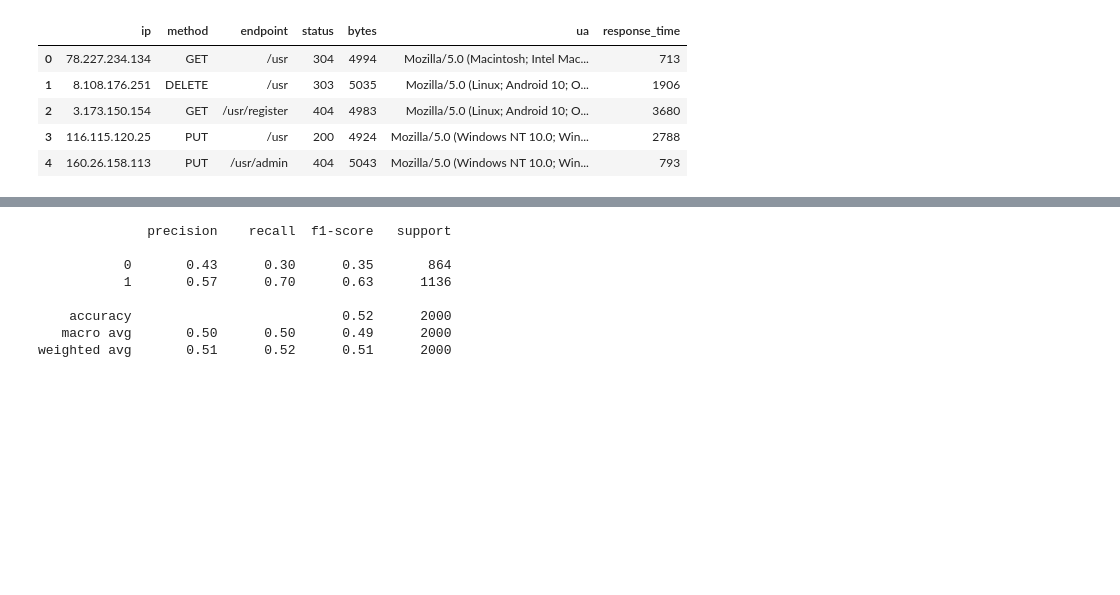
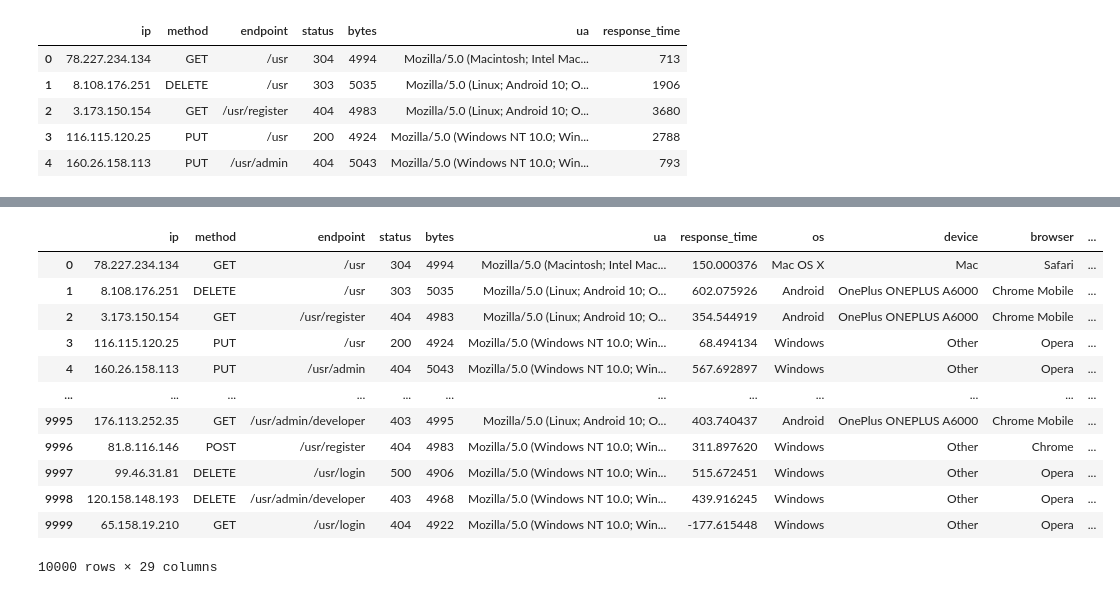
Before and after one commit to jacobrak/logscan, a Jupyter notebook: notebooks/testnotebook.ipynb, the cells around one changed output, grey strips where cells are left out. Drawn from its saved outputs; the diff is of its cells as text; code cells hidden in the pictures; blank space fills up the shorter version.

Commit message:
generated noise, new dataset

```diff
--- a/notebooks/testnotebook.ipynb
+++ b/notebooks/testnotebook.ipynb
@@ -62,2 +78,22 @@ browser_dummies = pd.get_dummies(df['browser'], prefix='b', drop_first=True).ast
 # %%
-df
+import random
+import numpy as np
+def data_set_creation(df):
+    random.seed(42)
+    df = pd.concat([df, os_dummies, device_dummies, browser_dummies], axis=1)
+
+    df["response_time"] = (
+    np.log(df["bytes"].astype(int))**2 +
+    df["request_type_dummy"].astype(int) * np.random.normal(250, 50, len(df)) +
+    df["endpoint_dummy"].astype(int) * 50 +
+    df["os_Mac OS X"] * np.random.normal(5, 5, len(df)) +
+    df["os_Windows"] * np.random.normal(5, 5, len(df)) +
+    df["d_Mac"] * np.random.normal(5, 5, len(df)) +
+    df["d_iPhone"] * np.random.normal(5, 5, len(df)) +
+    df["b_Chrome Mobile"] * np.random.normal(5, 5, len(df)) +
+    df["b_Edge"] * np.random.normal(5, 5, len(df)) +
+    df["b_Opera"] * np.random.normal(5, 5, len(df)) +
+    df["b_Safari"] * np.random.normal(5, 5, len(df)) +
+    np.random.normal(0, 250, len(df))  # extra general noise
+    )
+    return df
@@ -78,28 +116,36 @@ df
+# %%
+new_data = data_set_creation(df)
+# %%
+new_data
+# %% [output]
+|  | ip | method | endpoint | status | bytes | ua | response_time | os | device | browser | ... |
+| 0 | 78.227.234.134 | GET | /usr | 304 | 4994 | Mozilla/5.0 (Macintosh; Intel Mac... | 150.000376 | Mac OS X | Mac | Safari | ... |
+| 1 | 8.108.176.251 | DELETE | /usr | 303 | 5035 | Mozilla/5.0 (Linux; Android 10; O... | 602.075926 | Android | OnePlus ONEPLUS A6000 | Chrome Mobile | ... |
+| 2 | 3.173.150.154 | GET | /usr/register | 404 | 4983 | Mozilla/5.0 (Linux; Android 10; O... | 354.544919 | Android | OnePlus ONEPLUS A6000 | Chrome Mobile | ... |
+| 3 | 116.115.120.25 | PUT | /usr | 200 | 4924 | Mozilla/5.0 (Windows NT 10.0; Win... | 68.494134 | Windows | Other | Opera | ... |
+| 4 | 160.26.158.113 | PUT | /usr/admin | 404 | 5043 | Mozilla/5.0 (Windows NT 10.0; Win... | 567.692897 | Windows | Other | Opera | ... |
+| ... | ... | ... | ... | ... | ... | ... | ... | ... | ... | ... | ... |
+| 9995 | 176.113.252.35 | GET | /usr/admin/developer | 403 | 4995 | Mozilla/5.0 (Linux; Android 10; O... | 403.740437 | Android | OnePlus ONEPLUS A6000 | Chrome Mobile | ... |
+| 9996 | 81.8.116.146 | POST | /usr/register | 404 | 4983 | Mozilla/5.0 (Windows NT 10.0; Win... | 311.897620 | Windows | Other | Chrome | ... |
+| 9997 | 99.46.31.81 | DELETE | /usr/login | 500 | 4906 | Mozilla/5.0 (Windows NT 10.0; Win... | 515.672451 | Windows | Other | Opera | ... |
+| 9998 | 120.158.148.193 | DELETE | /usr/admin/developer | 403 | 4968 | Mozilla/5.0 (Windows NT 10.0; Win... | 439.916245 | Windows | Other | Opera | ... |
+| 9999 | 65.158.19.210 | GET | /usr/login | 404 | 4922 | Mozilla/5.0 (Windows NT 10.0; Win... | -177.615448 | Windows | Other | Opera | ... |
+10000 rows × 29 columns
 # %%
 from sklearn.model_selection import train_test_split
-from sklearn.ensemble import RandomForestClassifier
-from sklearn.metrics import classification_report
+from sklearn.ensemble import RandomForestRegressor
 
-X = df[["bytes", "response_time", "request_type_dummy", "endpoint_dummy"]]
-y = df["is_error"]
+
+X = new_data[["bytes", "request_type_dummy", "endpoint_dummy"]]
+y = new_data["response_time"]
 
 
 X_train, X_test, y_train, y_test = train_test_split(X, y, test_size=0.2, random_state=42)
 
 # Train the model
-clf = RandomForestClassifier(max_depth=1, random_state=0, class_weight='balanced')
-clf.fit(X_train, y_train)
+model = RandomForestRegressor(max_depth=3, random_state=0)
+model.fit(X_train, y_train)
 
 # Evaluate
-y_pred = clf.predict(X_test)
-print(classification_report(y_test, y_pred))
+y_pred = model.predict(X_test)
-# %% [output]
-              precision    recall  f1-score   support
-
-           0       0.43      0.30      0.35       864
-           1       0.57      0.70      0.63      1136
-
-    accuracy                           0.52      2000
-   macro avg       0.50      0.50      0.49      2000
-weighted avg       0.51      0.52      0.51      2000
 # %%
```
Also changed, not shown: parts of 6 cells of this notebook.
